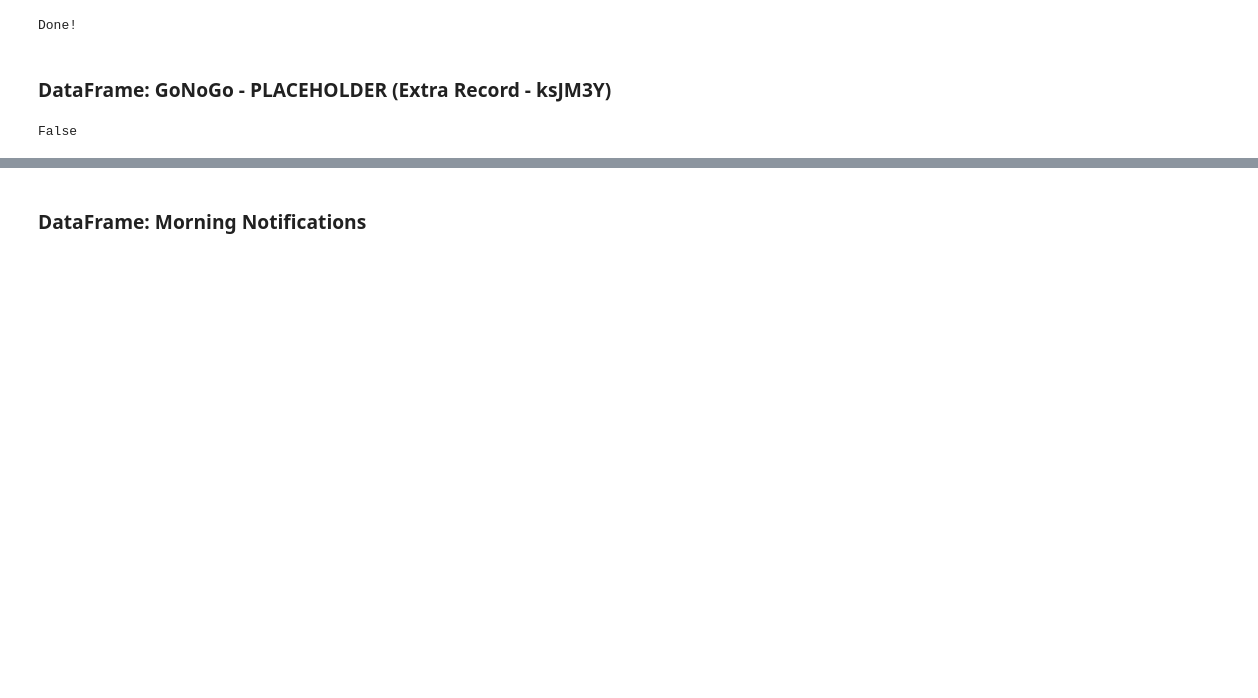
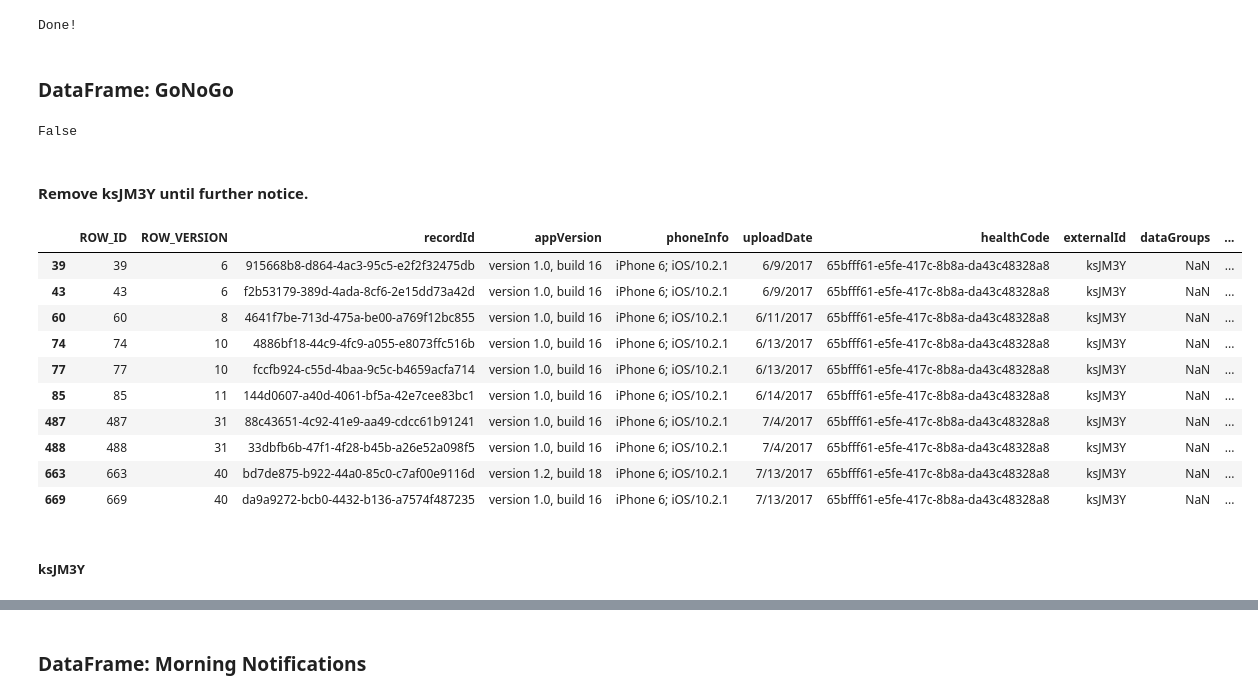
Before and after one commit to wraikes/partnership, a Jupyter notebook: Sage_Data_Merge-8_31_17.ipynb, the cells around one changed output, grey strips where cells are left out. Saved outputs shown, nothing was run; the diff lists cells and outputs as text; code cells hidden in the pictures; blank space fills up the shorter version.

Commit message:
Additional data clean

```diff
--- a/Sage_Data_Merge-8_31_17.ipynb
+++ b/Sage_Data_Merge-8_31_17.ipynb
@@ -30,7 +30,8 @@ def remove_dupes(df):
         'WbbNWM4RAF',
         'D5bzYrfd8E',
         'LJcmEFWp74',
-        'ULoF3MM1nN'
+        'ULoF3MM1nN',
+        'yQ7pYy'
     ]
 
     diff_study = [
@@ -362,7 +347,7 @@ final_check(evening_note_bl, 'evening_note')
 # %% [output]
 Done!
 # %% [markdown]
-### DataFrame: GoNoGo - PLACEHOLDER (Extra Record - ksJM3Y)
+### DataFrame: GoNoGo
 # %%
 gonogo = pd.read_csv('digital-marshmallow-goNoGo-v2_8.31.17.csv')
 gonogo = remove_dupes(gonogo)
@@ -370,3 +355,19 @@ gonogo = remove_dupes(gonogo)
 dupe_check(gonogo)
 # %% [output]
 False
+# %% [markdown]
+#### Remove ksJM3Y until further notice.
+# %%
+gonogo[gonogo.externalId == 'ksJM3Y']
+# %% [output]
+|  | ROW_ID | ROW_VERSION | recordId | appVersion | phoneInfo | uploadDate | healthCode | externalId | dataGroups | ... |
+| 39 | 39 | 6 | 915668b8-d864-4ac3-95c5-e2f2f32475db | version 1.0, build 16 | iPhone 6; iOS/10.2.1 | 6/9/2017 | 65bfff61-e5fe-417c-8b8a-da43c48328a8 | ksJM3Y | NaN | ... |
+| 43 | 43 | 6 | f2b53179-389d-4ada-8cf6-2e15dd73a42d | version 1.0, build 16 | iPhone 6; iOS/10.2.1 | 6/9/2017 | 65bfff61-e5fe-417c-8b8a-da43c48328a8 | ksJM3Y | NaN | ... |
+| 60 | 60 | 8 | 4641f7be-713d-475a-be00-a769f12bc855 | version 1.0, build 16 | iPhone 6; iOS/10.2.1 | 6/11/2017 | 65bfff61-e5fe-417c-8b8a-da43c48328a8 | ksJM3Y | NaN | ... |
+| 74 | 74 | 10 | 4886bf18-44c9-4fc9-a055-e8073ffc516b | version 1.0, build 16 | iPhone 6; iOS/10.2.1 | 6/13/2017 | 65bfff61-e5fe-417c-8b8a-da43c48328a8 | ksJM3Y | NaN | ... |
+| 77 | 77 | 10 | fccfb924-c55d-4baa-9c5c-b4659acfa714 | version 1.0, build 16 | iPhone 6; iOS/10.2.1 | 6/13/2017 | 65bfff61-e5fe-417c-8b8a-da43c48328a8 | ksJM3Y | NaN | ... |
+| 85 | 85 | 11 | 144d0607-a40d-4061-bf5a-42e7cee83bc1 | version 1.0, build 16 | iPhone 6; iOS/10.2.1 | 6/14/2017 | 65bfff61-e5fe-417c-8b8a-da43c48328a8 | ksJM3Y | NaN | ... |
+| 487 | 487 | 31 | 88c43651-4c92-41e9-aa49-cdcc61b91241 | version 1.0, build 16 | iPhone 6; iOS/10.2.1 | 7/4/2017 | 65bfff61-e5fe-417c-8b8a-da43c48328a8 | ksJM3Y | NaN | ... |
+| 488 | 488 | 31 | 33dbfb6b-47f1-4f28-b45b-a26e52a098f5 | version 1.0, build 16 | iPhone 6; iOS/10.2.1 | 7/4/2017 | 65bfff61-e5fe-417c-8b8a-da43c48328a8 | ksJM3Y | NaN | ... |
+| 663 | 663 | 40 | bd7de875-b922-44a0-85c0-c7af00e9116d | version 1.2, build 18 | iPhone 6; iOS/10.2.1 | 7/13/2017 | 65bfff61-e5fe-417c-8b8a-da43c48328a8 | ksJM3Y | NaN | ... |
+| 669 | 669 | 40 | da9a9272-bcb0-4432-b136-a7574f487235 | version 1.0, build 16 | iPhone 6; iOS/10.2.1 | 7/13/2017 | 65bfff61-e5fe-417c-8b8a-da43c48328a8 | ksJM3Y | NaN | ... |
@@ -373,3 +376,5 @@ False
+# %% [markdown]
+##### ksJM3Y
 # %%
 bl = 'baseline'
 _21 = '21-day-assessment'
```
Also changed, not shown: parts of 14 cells of this notebook, 3 other files.
